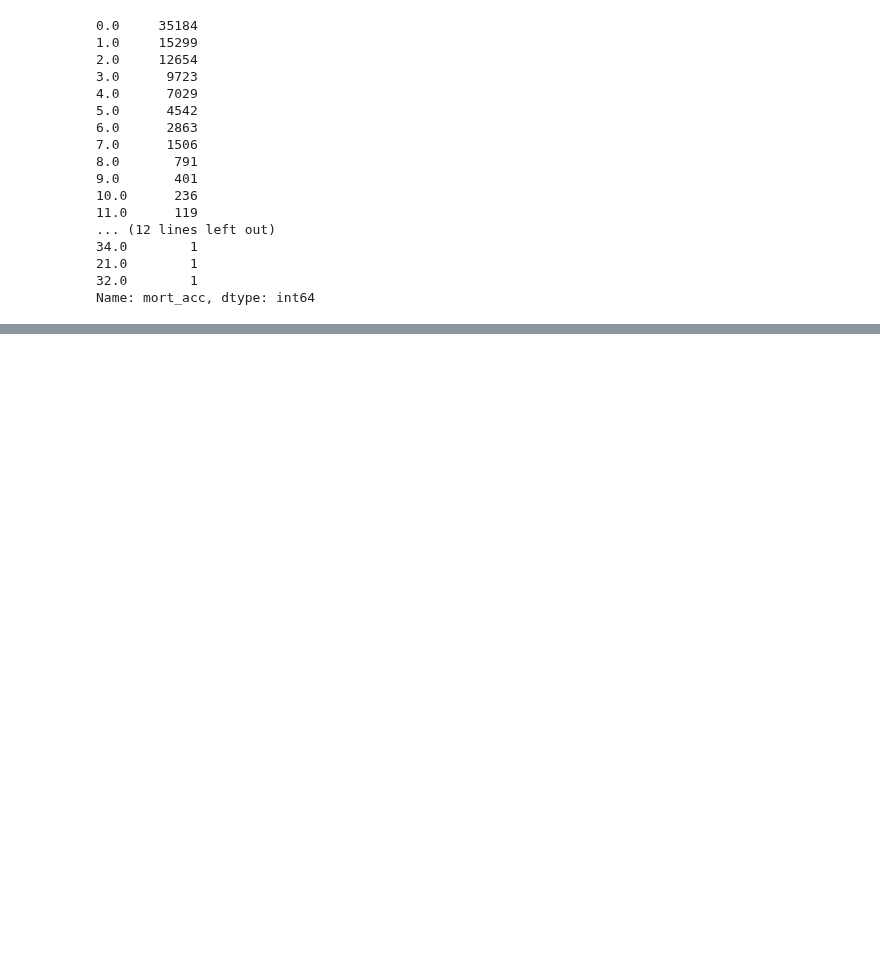
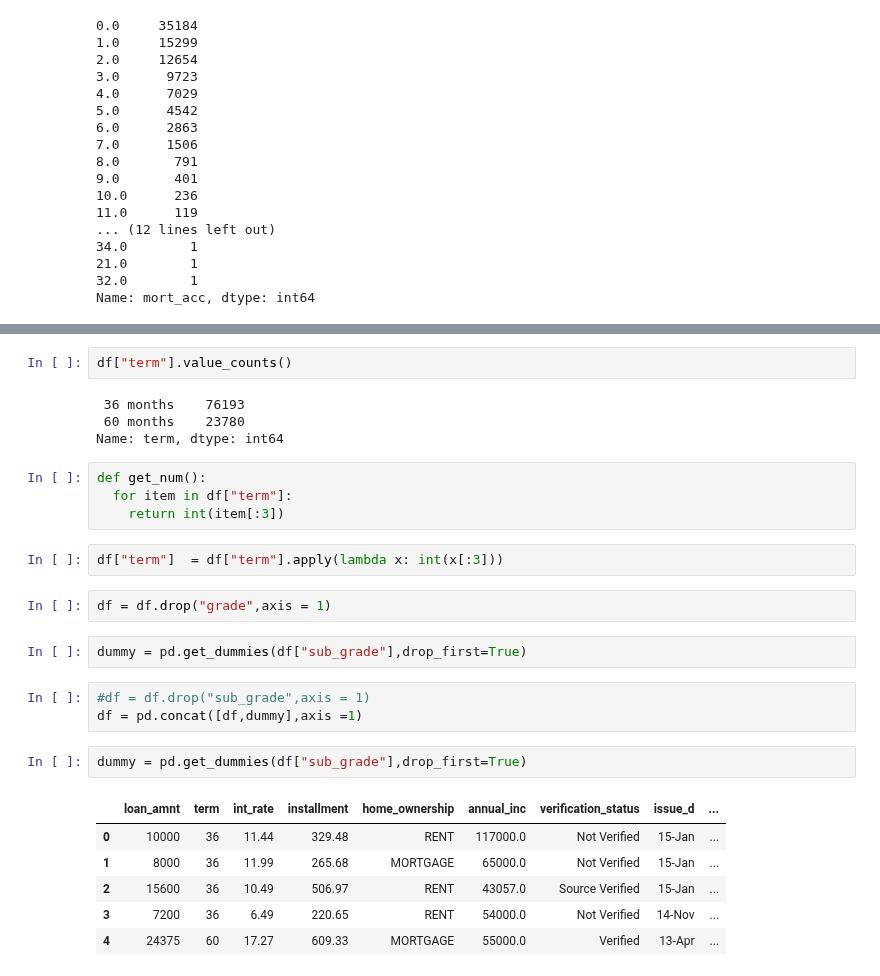
Before and after one commit to enggrobin/PythonProjects, a Jupyter notebook: DeepLearning_Keras_API_Project.ipynb, the cells around one changed output, grey strips where cells are left out. Drawn from its saved outputs; the diff is of its cells as text; blank space fills up the shorter version.

```diff
--- a/DeepLearning_Keras_API_Project.ipynb
+++ b/DeepLearning_Keras_API_Project.ipynb
@@ -325,0 +360,28 @@ Name: total_acc, Length: 99973, dtype: int64
+# %%
+df["term"].value_counts()
+# %% [output]
+ 36 months    76193
+ 60 months    23780
+Name: term, dtype: int64
+# %%
+def get_num():
+  for item in df["term"]:
+    return int(item[:3])
+# %%
+df["term"]  = df["term"].apply(lambda x: int(x[:3]))
+# %%
+df = df.drop("grade",axis = 1)
+# %%
+dummy = pd.get_dummies(df["sub_grade"],drop_first=True)
+# %%
+#df = df.drop("sub_grade",axis = 1)
+df = pd.concat([df,dummy],axis =1)
+# %%
+dummy = pd.get_dummies(df["sub_grade"],drop_first=True)
+# %% [output]
+|  | loan_amnt | term | int_rate | installment | home_ownership | annual_inc | verification_status | issue_d | ... |
+| 0 | 10000 | 36 | 11.44 | 329.48 | RENT | 117000.0 | Not Verified | 15-Jan | ... |
+| 1 | 8000 | 36 | 11.99 | 265.68 | MORTGAGE | 65000.0 | Not Verified | 15-Jan | ... |
+| 2 | 15600 | 36 | 10.49 | 506.97 | RENT | 43057.0 | Source Verified | 15-Jan | ... |
+| 3 | 7200 | 36 | 6.49 | 220.65 | RENT | 54000.0 | Not Verified | 14-Nov | ... |
+| 4 | 24375 | 60 | 17.27 | 609.33 | MORTGAGE | 55000.0 | Verified | 13-Apr | ... |
```
Also changed, not shown: parts of 18 cells of this notebook.
